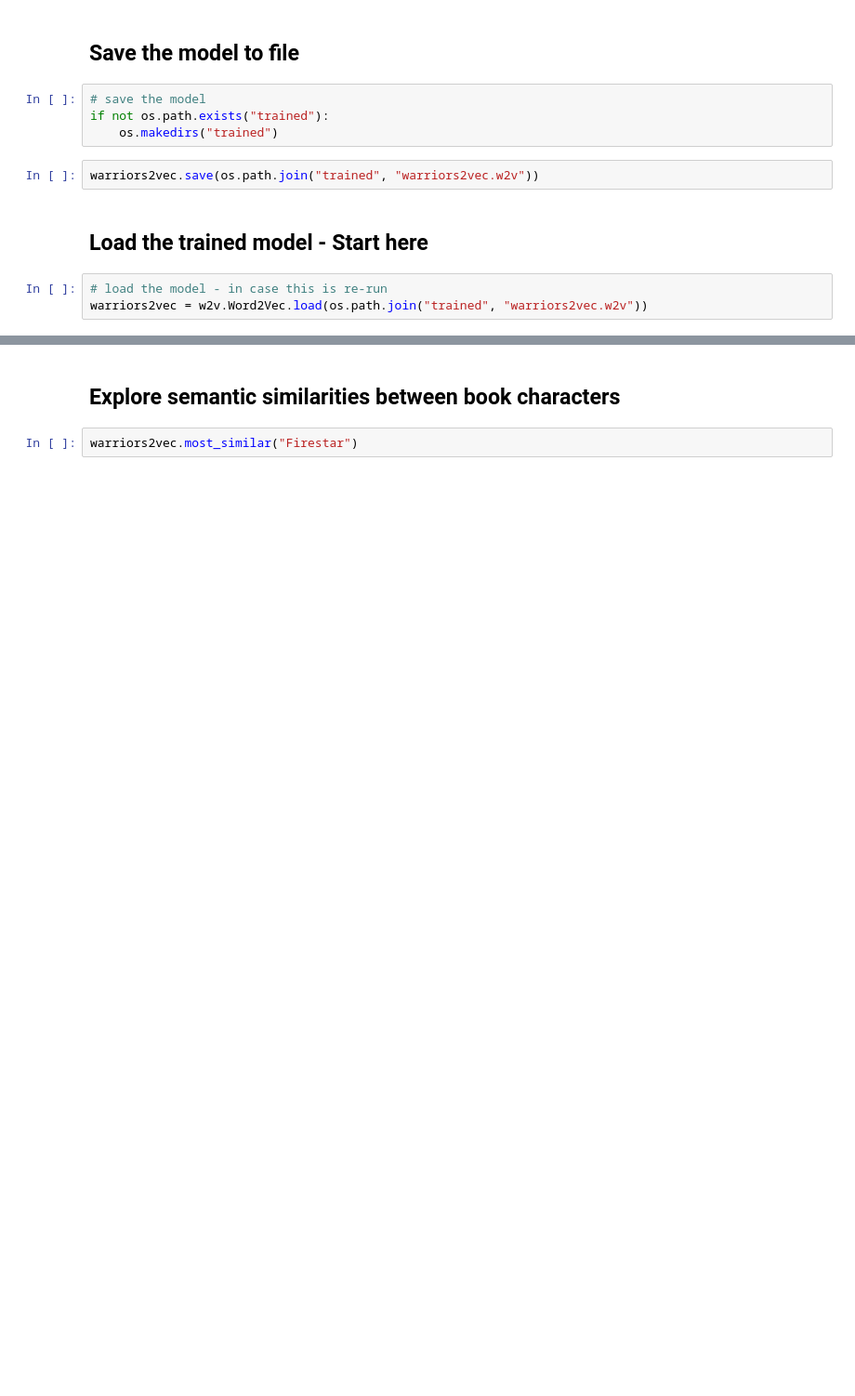
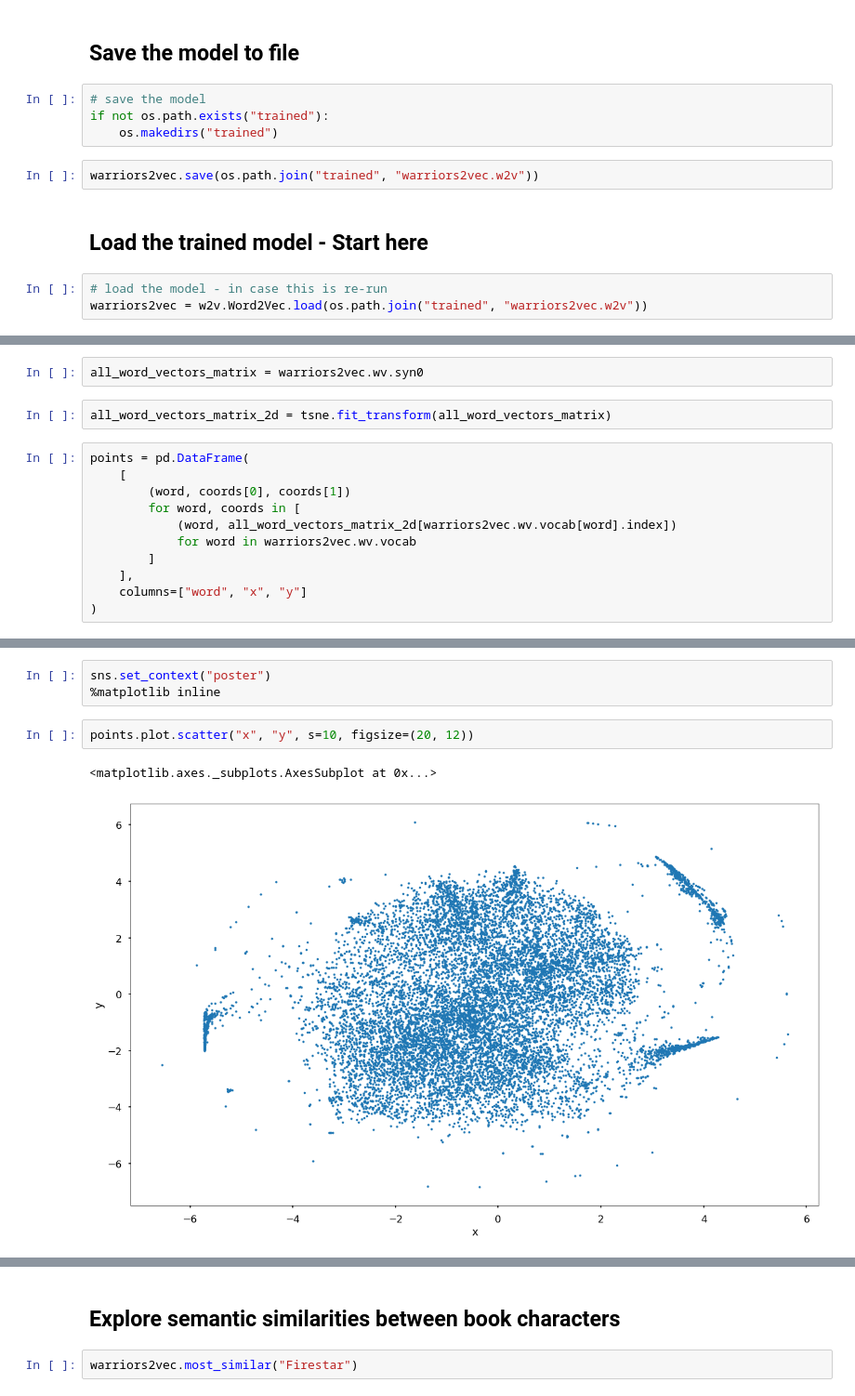
Before and after one commit to bergsfam/w2v_playground, a Jupyter notebook: warriors_word_vecs.ipynb, the cells around one changed output, grey strips where cells are left out. Shown: that part at 93% size. Drawn from its saved outputs; the diff is of its cells as text; blank space fills up the shorter version.

Commit message:
Updated warriors to use tsne and got some visualizations working

```diff
--- a/warriors_word_vecs.ipynb
+++ b/warriors_word_vecs.ipynb
@@ -173,0 +181,15 @@ warriors2vec = w2v.Word2Vec.load(os.path.join("trained", "warriors2vec.w2v"))
+# %%
+all_word_vectors_matrix = warriors2vec.wv.syn0
+# %%
+all_word_vectors_matrix_2d = tsne.fit_transform(all_word_vectors_matrix)
+# %%
+points = pd.DataFrame(
+    [
+        (word, coords[0], coords[1])
+        for word, coords in [
+            (word, all_word_vectors_matrix_2d[warriors2vec.wv.vocab[word].index])
+            for word in warriors2vec.wv.vocab
+        ]
+    ],
+    columns=["word", "x", "y"]
+)
@@ -173,0 +210,8 @@ warriors2vec = w2v.Word2Vec.load(os.path.join("trained", "warriors2vec.w2v"))
+# %%
+sns.set_context("poster")
+%matplotlib inline
+# %%
+points.plot.scatter("x", "y", s=10, figsize=(20, 12))
+# %% [output]
+<matplotlib.axes._subplots.AxesSubplot at 0x...>
+[figure, added]
```
Also changed, not shown: parts of 16 cells of this notebook, 2 other files.
